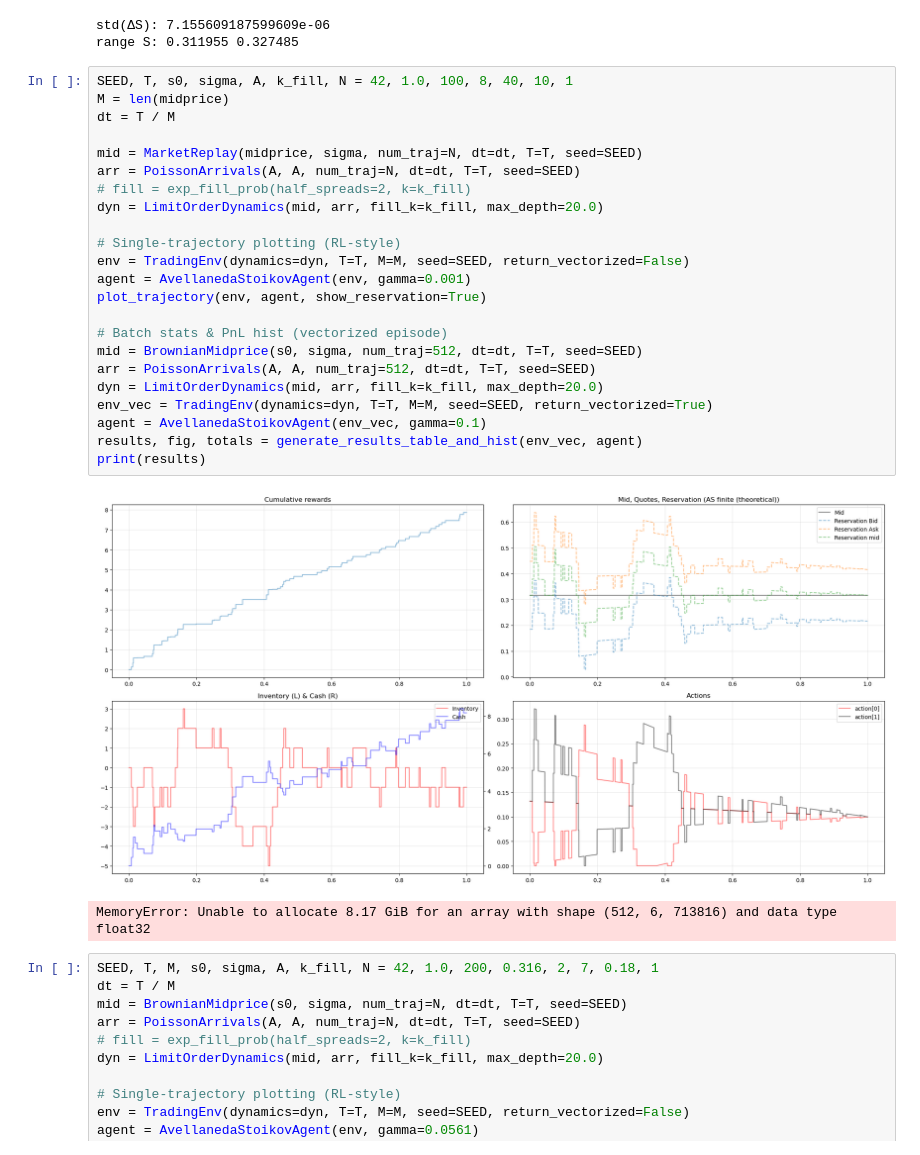
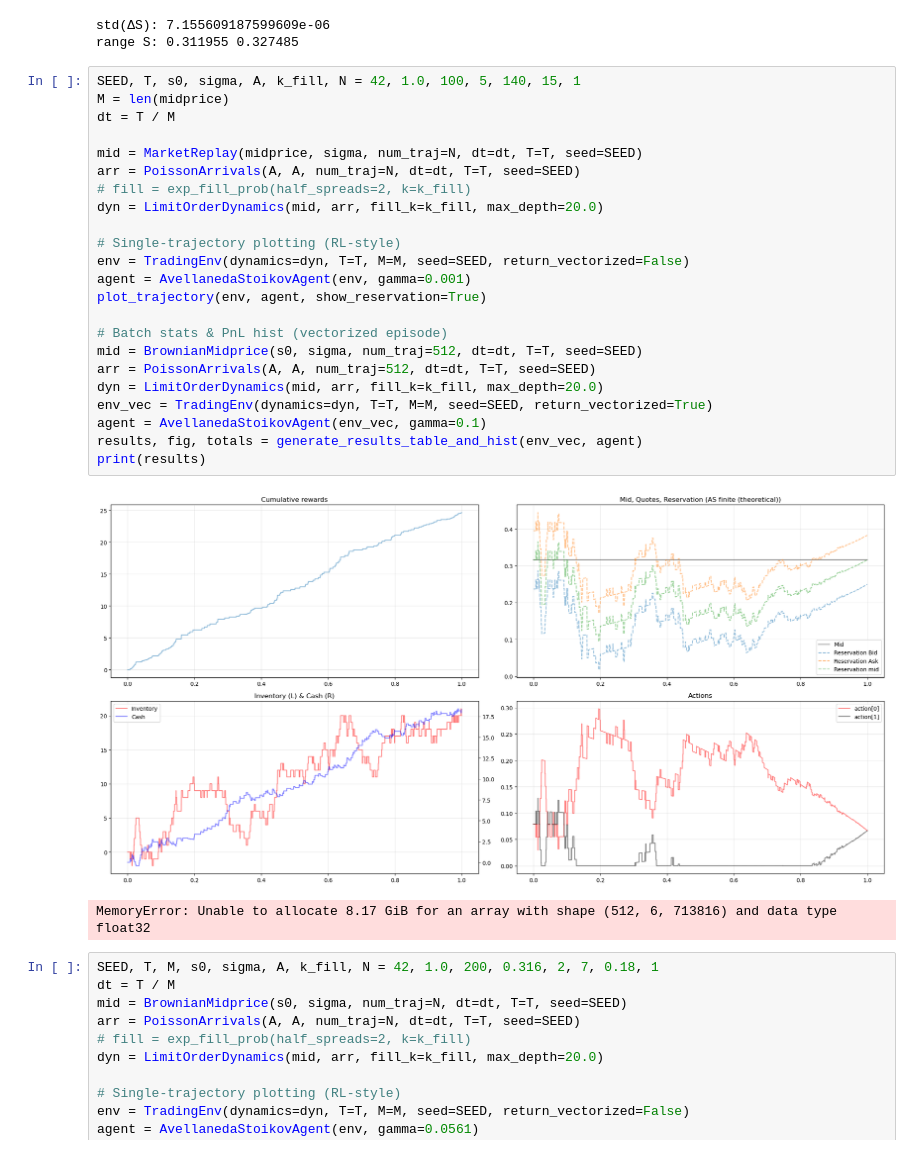
Before and after one commit to AA-ron2/Thesis_AI4Trading, a Jupyter notebook: test.ipynb, the cells around one changed output. Cells and saved outputs as stored; diff of their text form.

```diff
--- a/test.ipynb
+++ b/test.ipynb
@@ -218,30 +218,30 @@ print("range S:", midprice.min(), midprice.max())
 std(ΔS): 7.155609187599609e-06
 range S: 0.311955 0.327485
 # %%
-SEED, T, s0, sigma, A, k_fill, N = 42, 1.0, 100, 8, 40, 10, 1
+SEED, T, s0, sigma, A, k_fill, N = 42, 1.0, 100, 5, 140, 15, 1
 M = len(midprice)
 dt = T / M
 
 mid = MarketReplay(midprice, sigma, num_traj=N, dt=dt, T=T, seed=SEED)
 arr = PoissonArrivals(A, A, num_traj=N, dt=dt, T=T, seed=SEED)
 # fill = exp_fill_prob(half_spreads=2, k=k_fill)
 dyn = LimitOrderDynamics(mid, arr, fill_k=k_fill, max_depth=20.0)
 
 # Single-trajectory plotting (RL-style)
 env = TradingEnv(dynamics=dyn, T=T, M=M, seed=SEED, return_vectorized=False)
 agent = AvellanedaStoikovAgent(env, gamma=0.001)
 plot_trajectory(env, agent, show_reservation=True)
 
 # Batch stats & PnL hist (vectorized episode)
 mid = BrownianMidprice(s0, sigma, num_traj=512, dt=dt, T=T, seed=SEED)
 arr = PoissonArrivals(A, A, num_traj=512, dt=dt, T=T, seed=SEED)
 dyn = LimitOrderDynamics(mid, arr, fill_k=k_fill, max_depth=20.0)
 env_vec = TradingEnv(dynamics=dyn, T=T, M=M, seed=SEED, return_vectorized=True)
 agent = AvellanedaStoikovAgent(env_vec, gamma=0.1)
 results, fig, totals = generate_results_table_and_hist(env_vec, agent)
 print(results)
 # %% [output]
-[figure, old version]
+[figure, new version]
 MemoryError: Unable to allocate 8.17 GiB for an array with shape (512, 6, 713816) and data type float32
 # %%
 SEED, T, M, s0, sigma, A, k_fill, N = 42, 1.0, 200, 0.316, 2, 7, 0.18, 1
```
